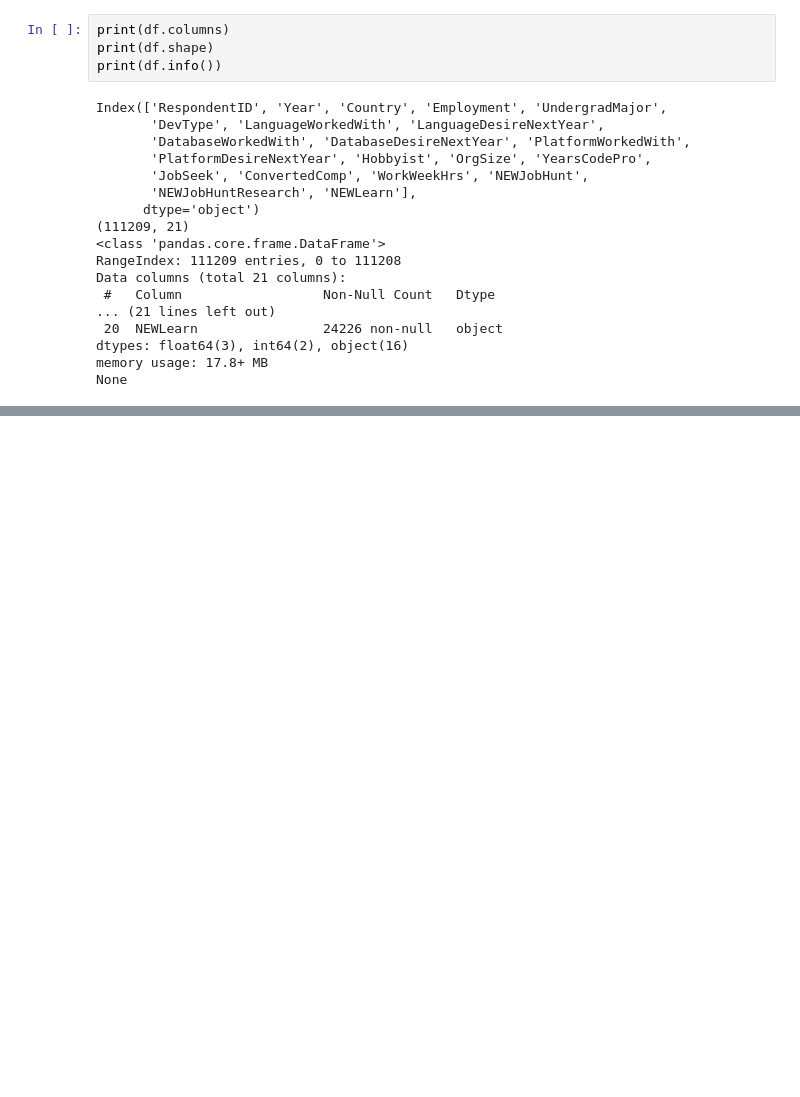
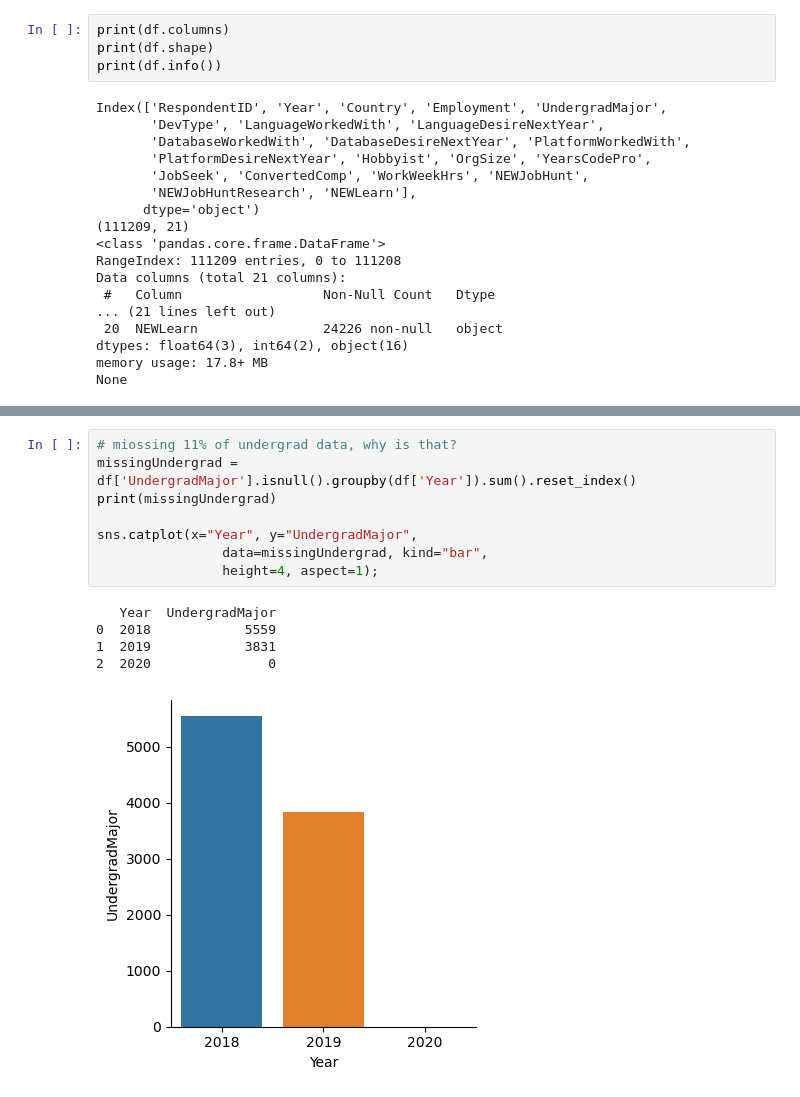
Before and after one commit to Alex-Drysdale/Projects_portfolio, a Jupyter notebook: EDA project/Developer_data/developer_EDA.ipynb, the cells around one changed output, grey strips where cells are left out. Drawn from its saved outputs; the diff is of its cells as text; blank space fills up the shorter version.

```diff
--- a/EDA project/Developer_data/developer_EDA.ipynb
+++ b/EDA project/Developer_data/developer_EDA.ipynb
@@ -40,0 +178,14 @@ None
+# %%
+# miossing 11% of undergrad data, why is that?
+missingUndergrad = df['UndergradMajor'].isnull().groupby(df['Year']).sum().reset_index()
+print(missingUndergrad)
+
+sns.catplot(x="Year", y="UndergradMajor",
+                data=missingUndergrad, kind="bar",
+                height=4, aspect=1);
+# %% [output]
+   Year  UndergradMajor
+0  2018            5559
+1  2019            3831
+2  2020               0
+[figure, added]
```
Also changed, not shown: parts of 7 cells of this notebook.
